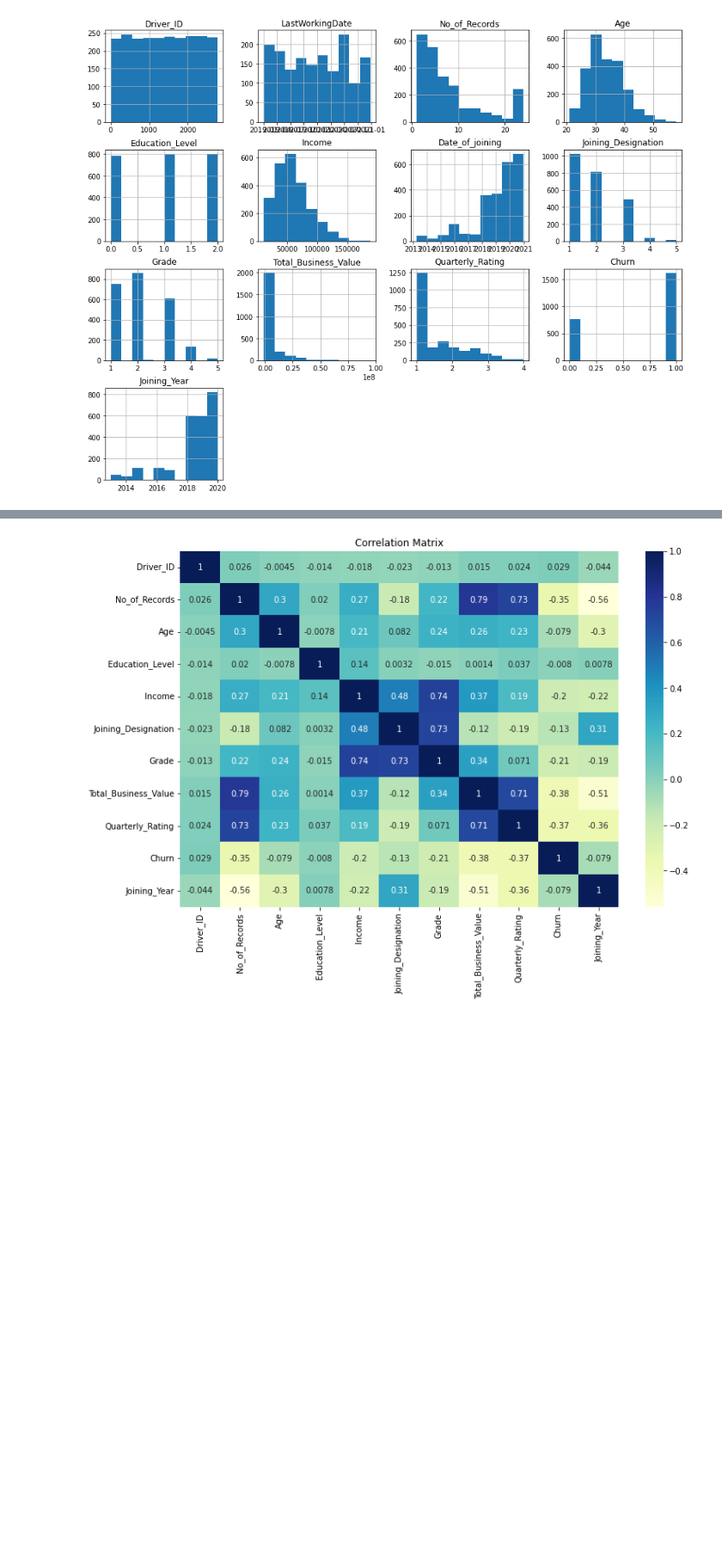
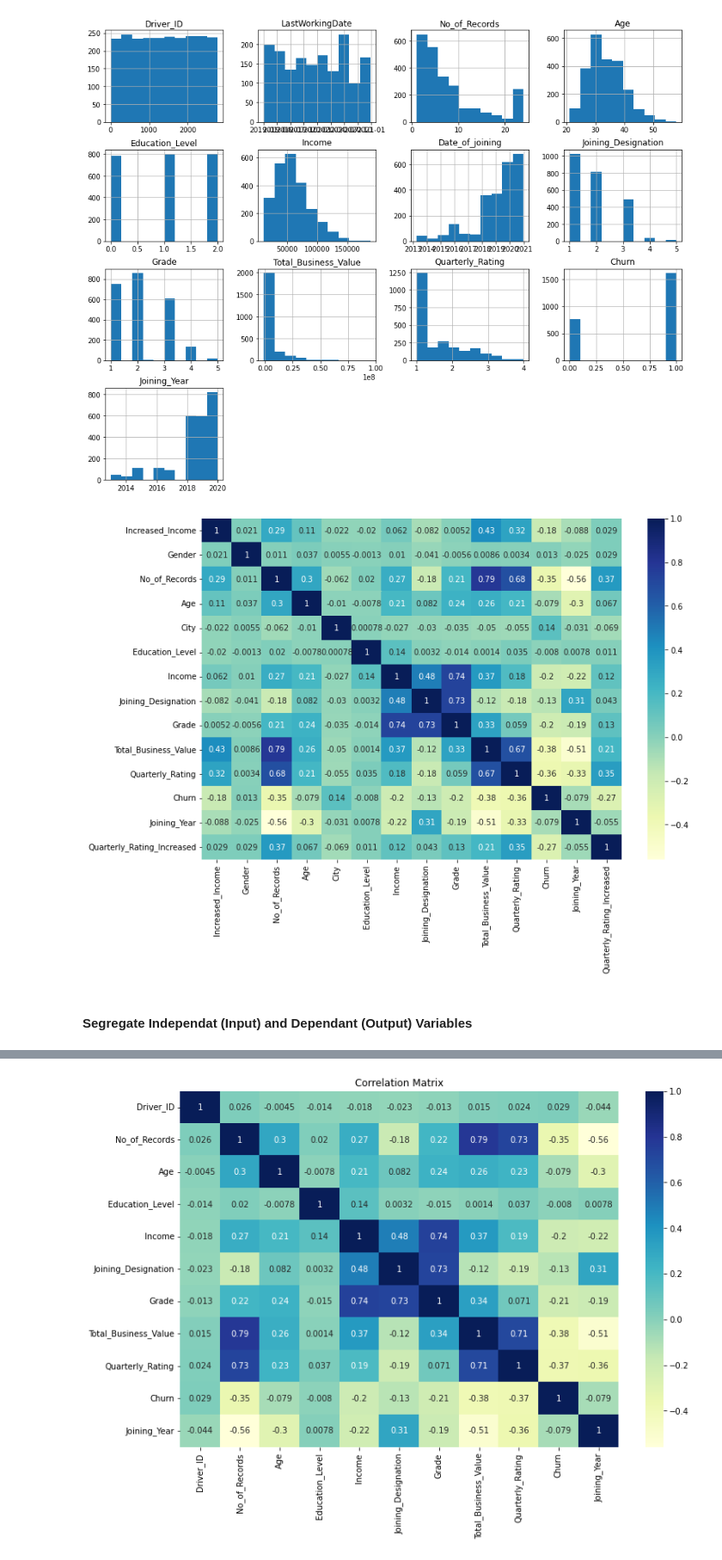
Before and after one commit to pkmariya/Scaler01, a Jupyter notebook: OLA_CaseStudy_Mariya_DSMLJune2022.ipynb, the cells around one changed output, grey strips where cells are left out. Shown at 86% size. Saved outputs shown, nothing was run; the diff lists cells and outputs as text; code cells hidden in the pictures; blank space fills up the shorter version.

```diff
--- a/OLA_CaseStudy_Mariya_DSMLJune2022.ipynb
+++ b/OLA_CaseStudy_Mariya_DSMLJune2022.ipynb
@@ -526,0 +550,6 @@ Name: Gender, dtype: int64
+# %%
+TE = TargetEncoder()
+# %%
+Mdata['City'] = TE.fit_transform(X=Mdata['City'], y=Mdata['Churn'])
+# %%
+Mdata['Joining_Year'] = TE.fit_transform(X=Mdata['Joining_Year'], y=Mdata['Churn'])
@@ -529,3 +560,11 @@ work_df.hist(figsize=(15,12))
 plt.show()
 # %% [output]
 [figure]
+# %%
+plt.figure(figsize=(12, 8))
+sns.heatmap(Mdata.corr(), annot=True, cmap="YlGnBu")
+plt.show()
+# %% [output]
+[figure, added]
+# %% [markdown]
+#### Segregate Independat (Input) and Dependant (Output) Variables
```
Also changed, not shown: parts of 32 cells of this notebook.
